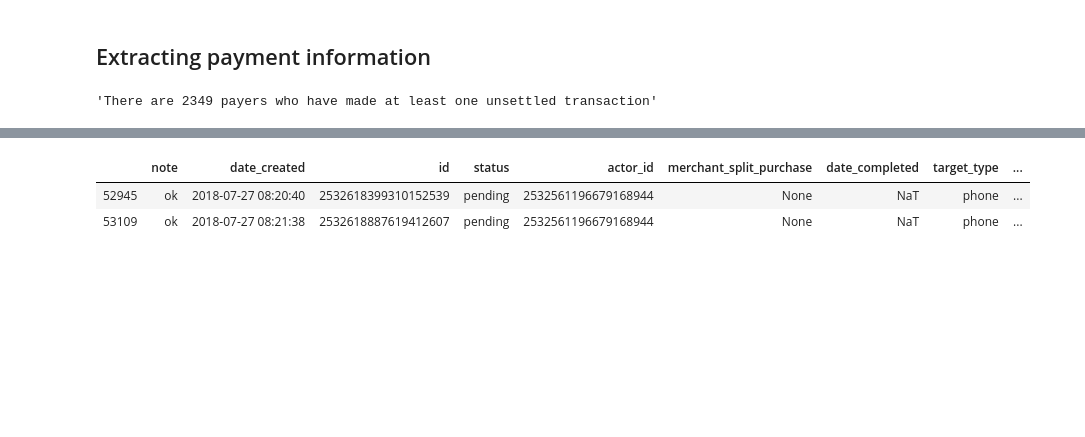
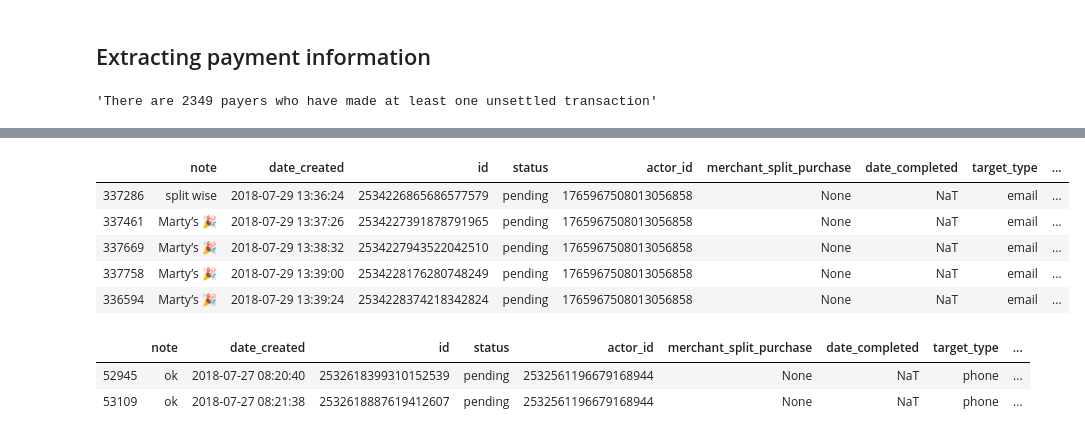
Before and after one commit to fromdatavistodatascience/venmo, a Jupyter notebook: data_prep_payments.ipynb, the cells around one changed output, grey strips where cells are left out. Saved outputs shown, nothing was run; the diff lists cells and outputs as text; code cells hidden in the pictures; blank space fills up the shorter version.

```diff
--- a/data_prep_payments.ipynb
+++ b/data_prep_payments.ipynb
@@ -159,3 +195,12 @@ payments_df['false_transactions'] = ([1 if _id in duplicated_transaction_ids els
+# %%
+payments_df.loc[payments_df['actor_id'] == '1765967508013056858']
+# %% [output]
+|  | note | date_created | id | status | actor_id | merchant_split_purchase | date_completed | target_type | ... |
+| 337286 | split wise | 2018-07-29 13:36:24 | 2534226865686577579 | pending | 1765967508013056858 | None | NaT | email | ... |
+| 337461 | Marty’s 🎉 | 2018-07-29 13:37:26 | 2534227391878791965 | pending | 1765967508013056858 | None | NaT | email | ... |
+| 337669 | Marty’s 🎉 | 2018-07-29 13:38:32 | 2534227943522042510 | pending | 1765967508013056858 | None | NaT | email | ... |
+| 337758 | Marty’s 🎉 | 2018-07-29 13:39:00 | 2534228176280748249 | pending | 1765967508013056858 | None | NaT | email | ... |
+| 336594 | Marty’s 🎉 | 2018-07-29 13:39:24 | 2534228374218342824 | pending | 1765967508013056858 | None | NaT | email | ... |
 # %%
 payments_df.loc[payments_df['actor_id'] == '2532561196679168944']
 # %% [output]
```
Also changed, not shown: parts of 9 cells of this notebook.
